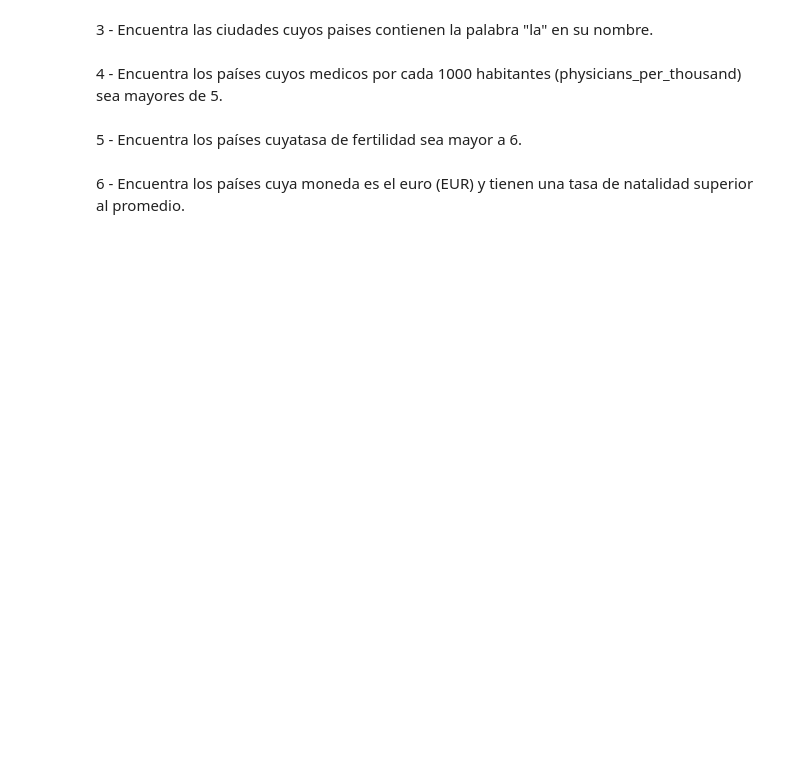
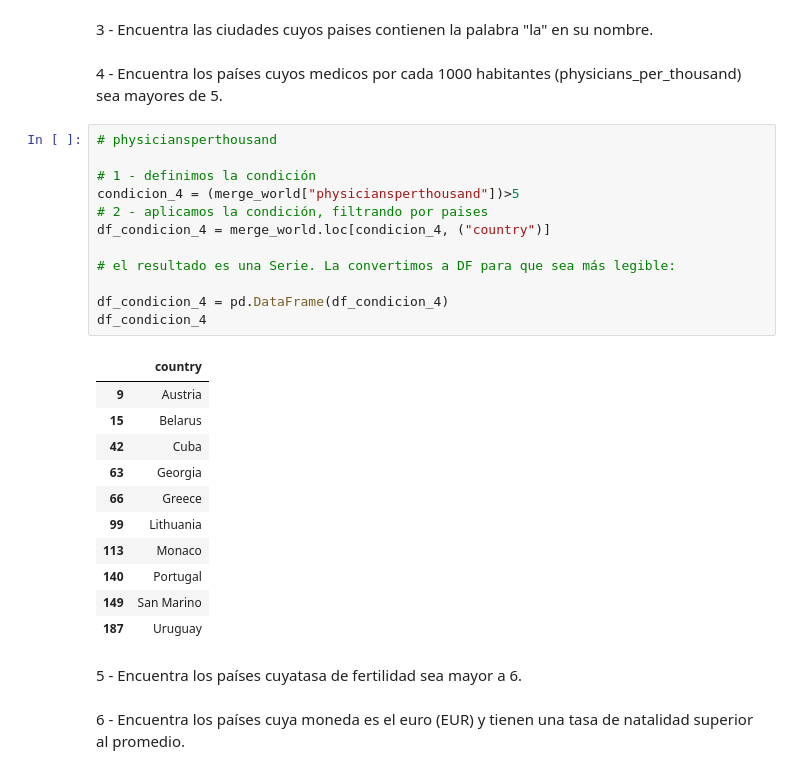
Before and after one commit to clarasdata/adalab-ej-pairprogramming-Andrea-Clara-pandas-numpy, a Jupyter notebook: 04-pair-union-intro-limpieza.ipynb, the cells around one changed output. Cells and saved outputs as stored; diff of their text form; blank space fills up the shorter version.

```diff
--- a/04-pair-union-intro-limpieza.ipynb
+++ b/04-pair-union-intro-limpieza.ipynb
@@ -304,6 +336,30 @@ condicion_1_mortalidad_infan
 3 - Encuentra las ciudades cuyos paises contienen la palabra "la" en su nombre.
 # %% [markdown]
 4 - Encuentra los países cuyos medicos por cada 1000 habitantes (physicians_per_thousand) sea mayores de 5.
+# %%
+# physiciansperthousand
+
+# 1 - definimos la condición
+condicion_4 = (merge_world["physiciansperthousand"])>5
+# 2 - aplicamos la condición, filtrando por paises
+df_condicion_4 = merge_world.loc[condicion_4, ("country")]
+
+# el resultado es una Serie. La convertimos a DF para que sea más legible:
+
+df_condicion_4 = pd.DataFrame(df_condicion_4)
+df_condicion_4
+# %% [output]
+|  | country |
+| 9 | Austria |
+| 15 | Belarus |
+| 42 | Cuba |
+| 63 | Georgia |
+| 66 | Greece |
+| 99 | Lithuania |
+| 113 | Monaco |
+| 140 | Portugal |
+| 149 | San Marino |
+| 187 | Uruguay |
 # %% [markdown]
 5 - Encuentra los países cuyatasa de fertilidad sea mayor a 6.
 # %% [markdown]
```
Also changed, not shown: parts of 6 cells of this notebook.
